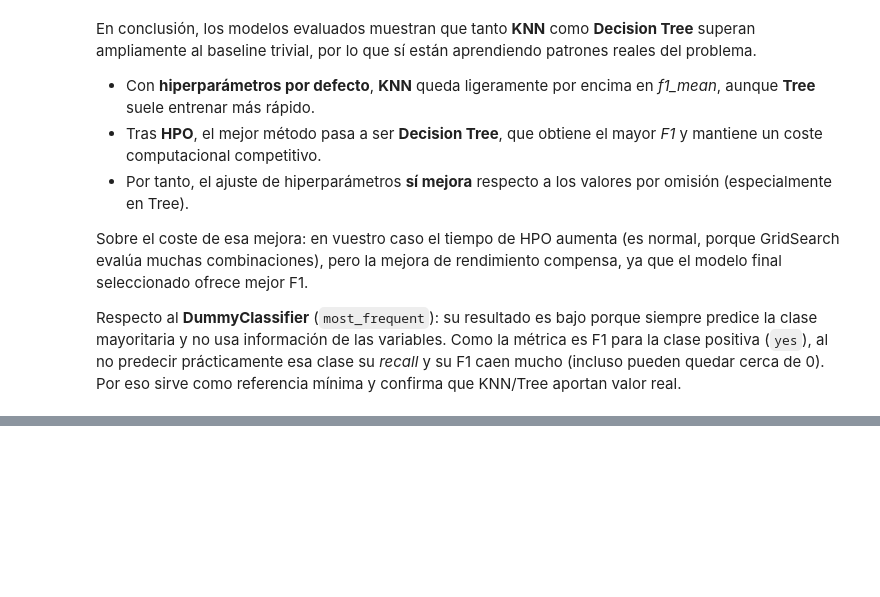
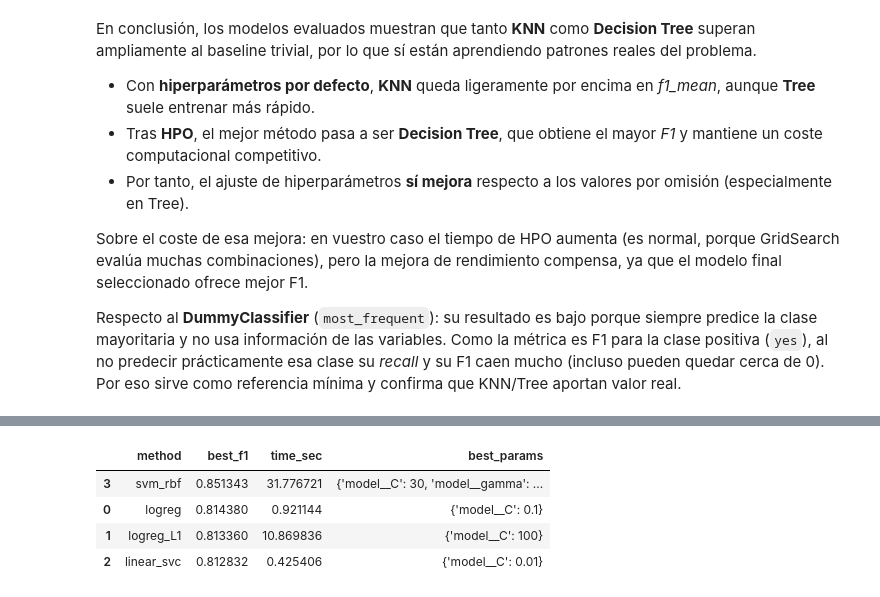
Before and after one commit to 100522202/clasificacion-prediccion-streamlit-aa, a Jupyter notebook: EDA.ipynb, the cells around one changed output, grey strips where cells are left out. Drawn from its saved outputs; the diff is of its cells as text; code cells hidden in the pictures; blank space fills up the shorter version.

```diff
--- a/EDA.ipynb
+++ b/EDA.ipynb
@@ -594,0 +697,96 @@ Respecto al **DummyClassifier** (`most_frequent`): su resultado es bajo porque s
+# %%
+from sklearn.model_selection import GridSearchCV
+import time
+
+# Definimos una busqueda de hiperparametros para cada modelo avanzado.
+searches = {
+    'logreg': GridSearchCV(
+        estimator=Pipeline([
+            ('preprocess', preprocessor),
+            ('model', LogisticRegression(
+                max_iter=5000,
+                random_state=42
+            ))
+        ]),
+        param_grid={
+            'model__C': [0.001, 0.01, 0.1, 1, 10, 100, 1000]
+        },
+        cv=cv_inner,
+        scoring='f1',
+        n_jobs=-1
+    ),
+
+    'logreg_L1': GridSearchCV(
+        estimator=Pipeline([
+            ('preprocess', preprocessor),
+            ('model', LogisticRegression(
+                solver='saga',
+                penalty='l1',
+                max_iter=5000,
+                random_state=42
+            ))
+        ]),
+        param_grid={
+            'model__C': [0.001, 0.01, 0.1, 1, 10, 100, 1000]
+        },
+        cv=cv_inner,
+        scoring='f1',
+        n_jobs=-1
+    ),
+
+    'linear_svc': GridSearchCV(
+        estimator=Pipeline([
+            ('preprocess', preprocessor),
+            ('model', LinearSVC(
+                random_state=42,
+                max_iter=10000
+            ))
+        ]),
+        param_grid={
+            'model__C': [0.0001, 0.001, 0.01, 0.1, 1, 10, 100]
+        },
+        cv=cv_inner,
+        scoring='f1',
+        n_jobs=-1
+    ),
+
+    'svm_rbf': GridSearchCV(
+        estimator=Pipeline([
+            ('preprocess', preprocessor),
+            ('model', SVC(kernel='rbf'))
+        ]),
+        param_grid={
+            'model__C': [0.1, 0.3, 1, 3, 10, 30, 100],
+            'model__gamma': ['scale', 0.003, 0.01, 0.03, 0.1]
+        },
+        cv=cv_inner,
+        scoring='f1',
+        n_jobs=-1
+    )
+}
+
+# Guardamos metricas y tiempo para poder comparar rendimiento y coste.
+resultados_hpo = []
+
+# Entrenamos cada GridSearch con la misma validacion interna.
+for name, search in searches.items():
+    inicio = time.time()
+    search.fit(X_train, y_train)
+    fin = time.time()
+
+    resultados_hpo.append({
+        'method': name,
+        'best_f1': search.best_score_,
+        'time_sec': fin - inicio,
+        'best_params': search.best_params_
+    })
+
+# Mostramos la tabla ordenada por el mejor F1 obtenido.
+resultados_hpo_df = pd.DataFrame(resultados_hpo).sort_values('best_f1', ascending=False)
+display(resultados_hpo_df)
+# %% [output]
+|  | method | best_f1 | time_sec | best_params |
+| 3 | svm_rbf | 0.851343 | 31.776721 | {'model__C': 30, 'model__gamma': ... |
+| 0 | logreg | 0.814380 | 0.921144 | {'model__C': 0.1} |
+| 1 | logreg_L1 | 0.813360 | 10.869836 | {'model__C': 100} |
+| 2 | linear_svc | 0.812832 | 0.425406 | {'model__C': 0.01} |
```
Also changed, not shown: parts of 23 cells of this notebook, 1 other file.
